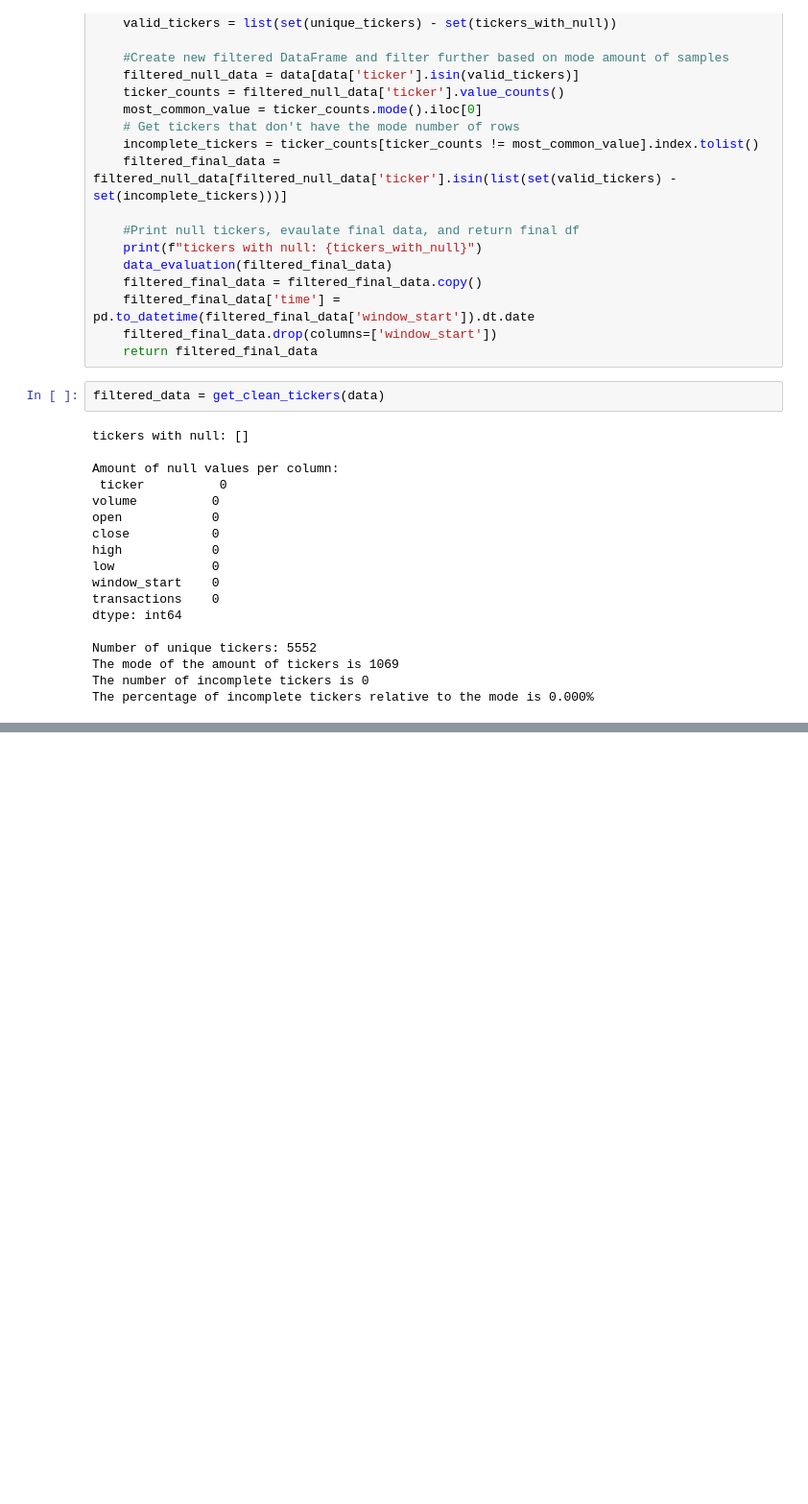
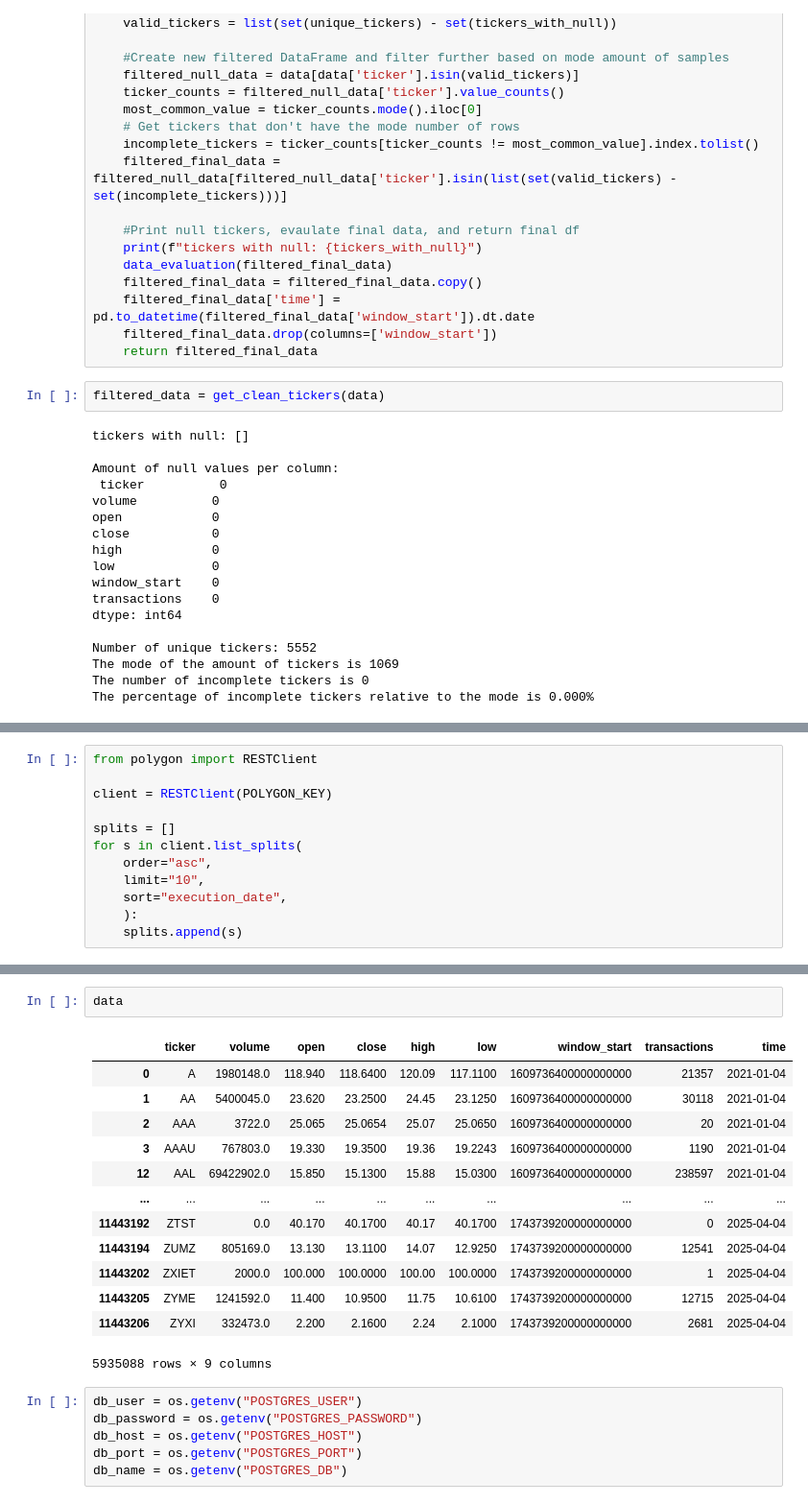
Before and after one commit to cadenlund/AlphactoryDB, a Jupyter notebook: notebooks/Daily_data_exploration.ipynb, the cells around one changed output, grey strips where cells are left out. Shown: that part at 96% size. Saved outputs shown, nothing was run; the diff lists cells and outputs as text; blank space fills up the shorter version.

```diff
--- a/notebooks/Daily_data_exploration.ipynb
+++ b/notebooks/Daily_data_exploration.ipynb
@@ -176,0 +178,12 @@ plt.show()
+# %%
+from polygon import RESTClient
+
+client = RESTClient(POLYGON_KEY)
+
+splits = []
+for s in client.list_splits(
+	order="asc",
+	limit="10",
+	sort="execution_date",
+	):
+    splits.append(s)
@@ -178,0 +262,22 @@ def adjust_for_splits(data):
+# %%
+data
+# %% [output]
+|  | ticker | volume | open | close | high | low | window_start | transactions | time |
+| 0 | A | 1980148.0 | 118.940 | 118.6400 | 120.09 | 117.1100 | 1609736400000000000 | 21357 | 2021-01-04 |
+| 1 | AA | 5400045.0 | 23.620 | 23.2500 | 24.45 | 23.1250 | 1609736400000000000 | 30118 | 2021-01-04 |
+| 2 | AAA | 3722.0 | 25.065 | 25.0654 | 25.07 | 25.0650 | 1609736400000000000 | 20 | 2021-01-04 |
+| 3 | AAAU | 767803.0 | 19.330 | 19.3500 | 19.36 | 19.2243 | 1609736400000000000 | 1190 | 2021-01-04 |
+| 12 | AAL | 69422902.0 | 15.850 | 15.1300 | 15.88 | 15.0300 | 1609736400000000000 | 238597 | 2021-01-04 |
+| ... | ... | ... | ... | ... | ... | ... | ... | ... | ... |
+| 11443192 | ZTST | 0.0 | 40.170 | 40.1700 | 40.17 | 40.1700 | 1743739200000000000 | 0 | 2025-04-04 |
+| 11443194 | ZUMZ | 805169.0 | 13.130 | 13.1100 | 14.07 | 12.9250 | 1743739200000000000 | 12541 | 2025-04-04 |
+| 11443202 | ZXIET | 2000.0 | 100.000 | 100.0000 | 100.00 | 100.0000 | 1743739200000000000 | 1 | 2025-04-04 |
+| 11443205 | ZYME | 1241592.0 | 11.400 | 10.9500 | 11.75 | 10.6100 | 1743739200000000000 | 12715 | 2025-04-04 |
+| 11443206 | ZYXI | 332473.0 | 2.200 | 2.1600 | 2.24 | 2.1000 | 1743739200000000000 | 2681 | 2025-04-04 |
+5935088 rows × 9 columns
+# %%
+db_user = os.getenv("POSTGRES_USER")
+db_password = os.getenv("POSTGRES_PASSWORD")
+db_host = os.getenv("POSTGRES_HOST")
+db_port = os.getenv("POSTGRES_PORT")
+db_name = os.getenv("POSTGRES_DB")
```
Also changed, not shown: parts of 10 cells of this notebook, 2 other files.
